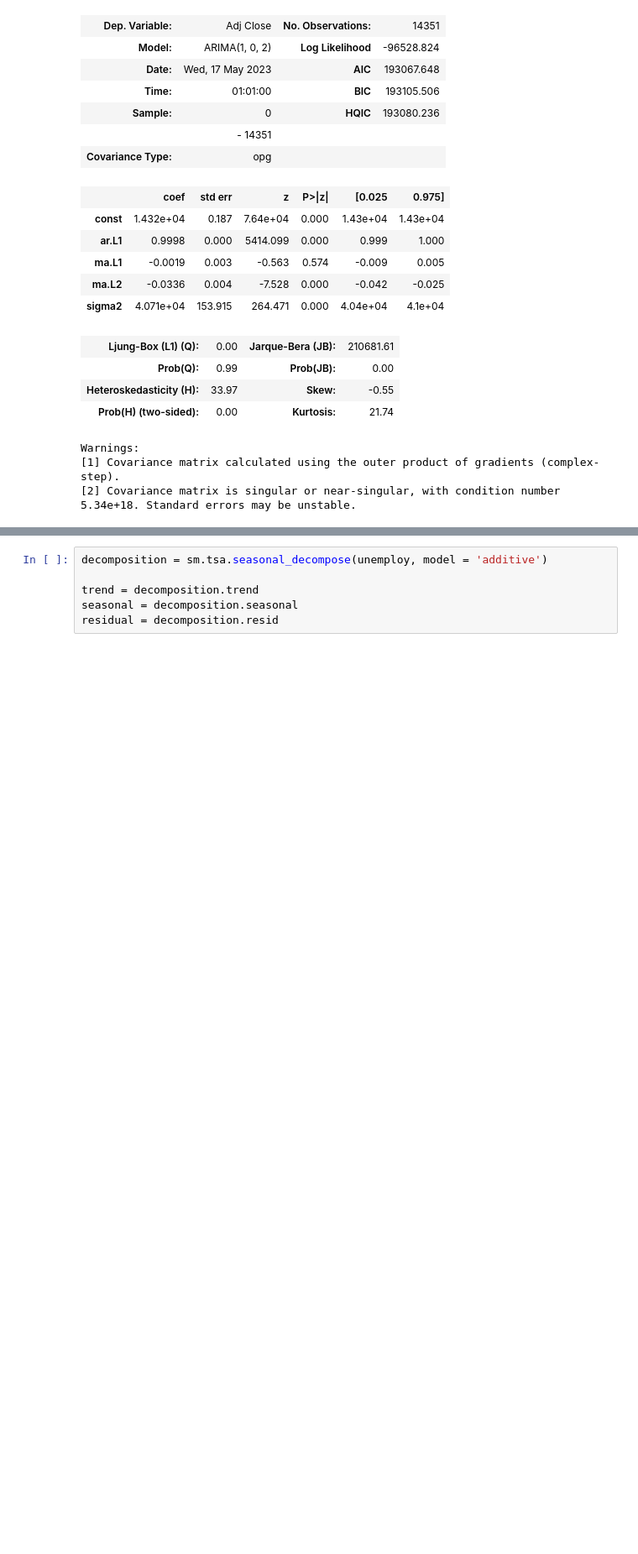
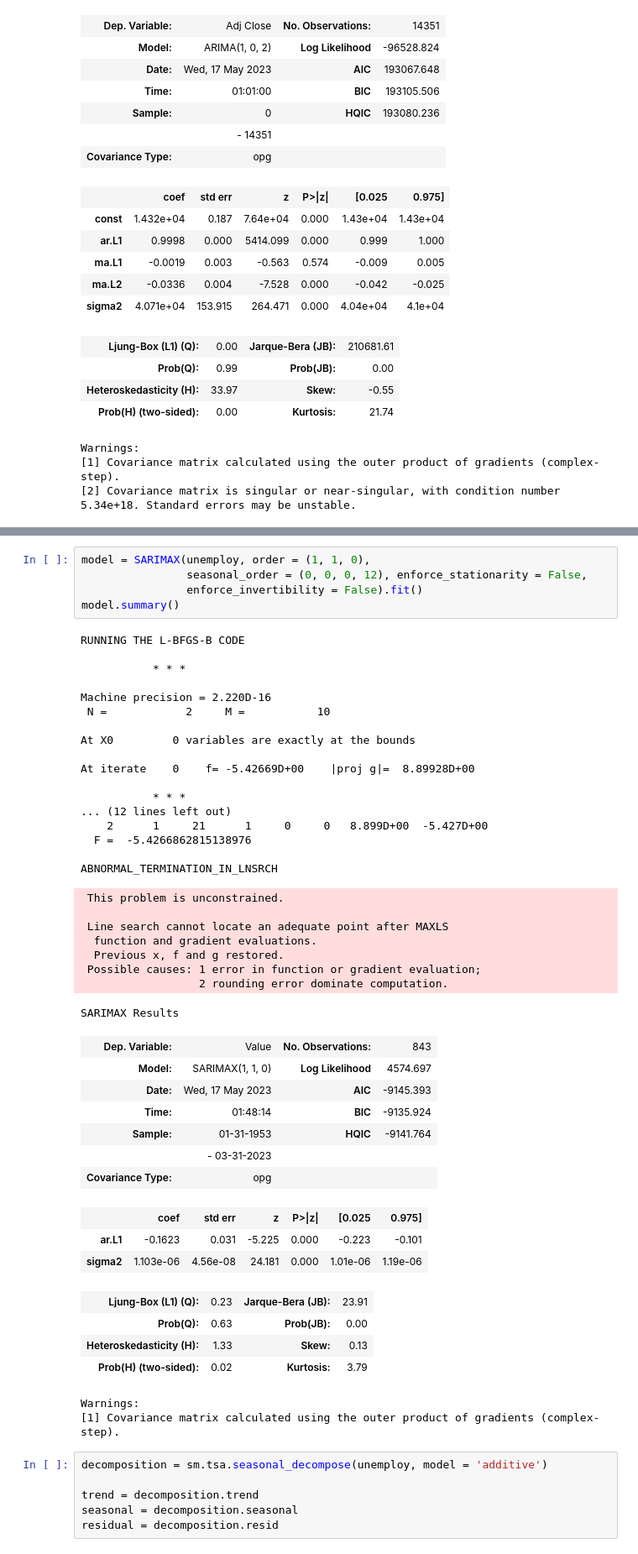
Before and after one commit to Tommylee1013/JapaneseIssue, a Jupyter notebook: TimeSeries.ipynb, the cells around one changed output, grey strips where cells are left out. Shown at 84% size. Cells and saved outputs as stored; diff of their text form; blank space fills up the shorter version.

```diff
--- a/TimeSeries.ipynb
+++ b/TimeSeries.ipynb
@@ -244,3 +412,50 @@ Warnings:
+# %%
+model = SARIMAX(unemploy, order = (1, 1, 0),
+                seasonal_order = (0, 0, 0, 12), enforce_stationarity = False,
+                enforce_invertibility = False).fit()
+model.summary()
+# %% [output]
+RUNNING THE L-BFGS-B CODE
+
+           * * *
+
+Machine precision = 2.220D-16
+ N =            2     M =           10
+
+At X0         0 variables are exactly at the bounds
+
+At iterate    0    f= -5.42669D+00    |proj g|=  8.89928D+00
+
+           * * *
+... (12 lines left out)
+    2      1     21      1     0     0   8.899D+00  -5.427D+00
+  F =  -5.4266862815138976
+
+ABNORMAL_TERMINATION_IN_LNSRCH
+ This problem is unconstrained.
+
+ Line search cannot locate an adequate point after MAXLS
+  function and gradient evaluations.
+  Previous x, f and g restored.
+ Possible causes: 1 error in function or gradient evaluation;
+                  2 rounding error dominate computation.
+SARIMAX Results
+| Dep. Variable: | Value | No. Observations: | 843 |
+| Model: | SARIMAX(1, 1, 0) | Log Likelihood | 4574.697 |
+| Date: | Wed, 17 May 2023 | AIC | -9145.393 |
+| Time: | 01:48:14 | BIC | -9135.924 |
+| Sample: | 01-31-1953 | HQIC | -9141.764 |
+|  | - 03-31-2023 |  |  |
+| Covariance Type: | opg |  |  |
+|  | coef | std err | z | P>|z| | [0.025 | 0.975] |
+| ar.L1 | -0.1623 | 0.031 | -5.225 | 0.000 | -0.223 | -0.101 |
+| sigma2 | 1.103e-06 | 4.56e-08 | 24.181 | 0.000 | 1.01e-06 | 1.19e-06 |
+| Ljung-Box (L1) (Q): | 0.23 | Jarque-Bera (JB): | 23.91 |
+| Prob(Q): | 0.63 | Prob(JB): | 0.00 |
+| Heteroskedasticity (H): | 1.33 | Skew: | 0.13 |
+| Prob(H) (two-sided): | 0.02 | Kurtosis: | 3.79 |
+Warnings:
+[1] Covariance matrix calculated using the outer product of gradients (complex-step).
 # %%
 decomposition = sm.tsa.seasonal_decompose(unemploy, model = 'additive')
 
```
Also changed, not shown: parts of 4 cells of this notebook.
